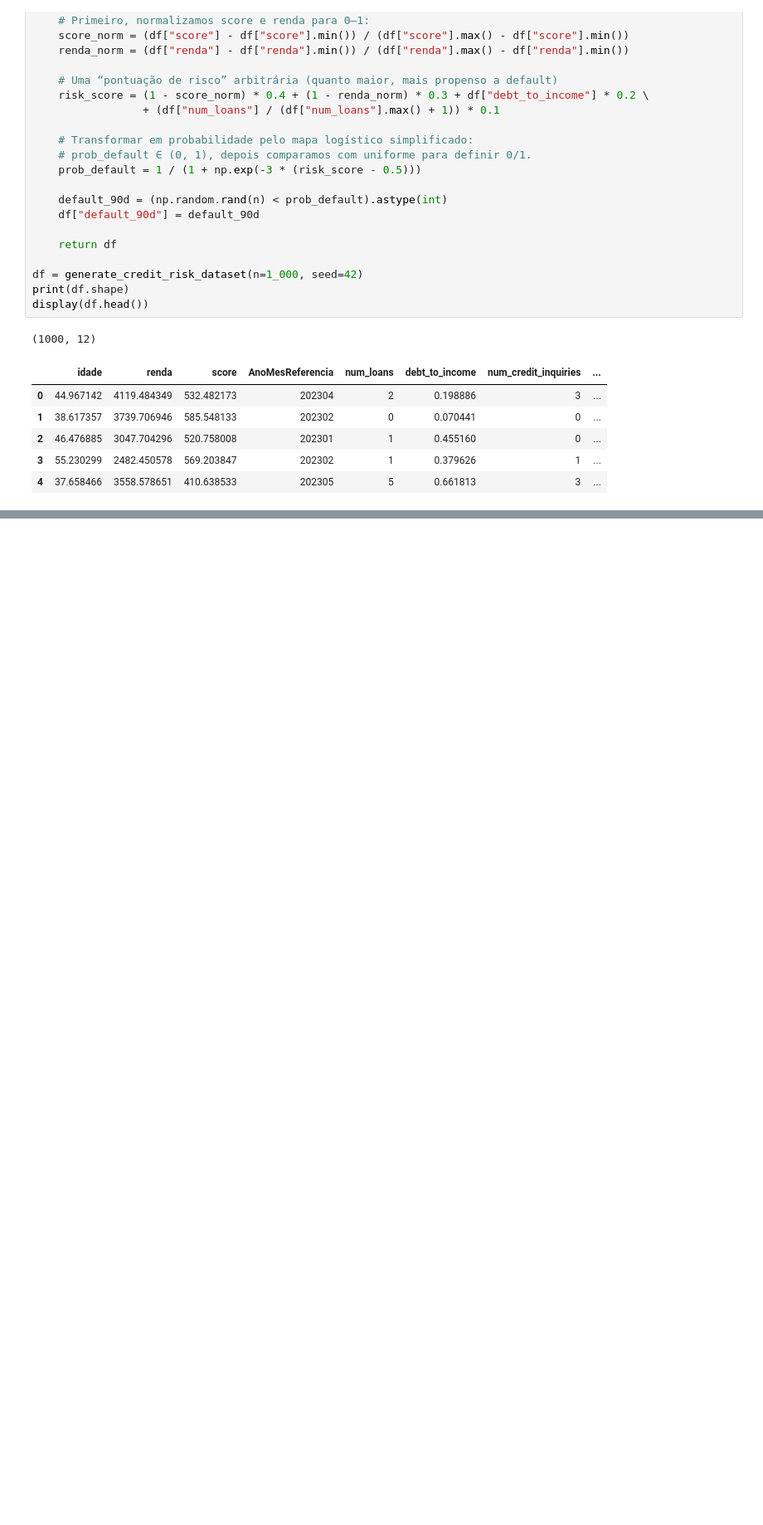
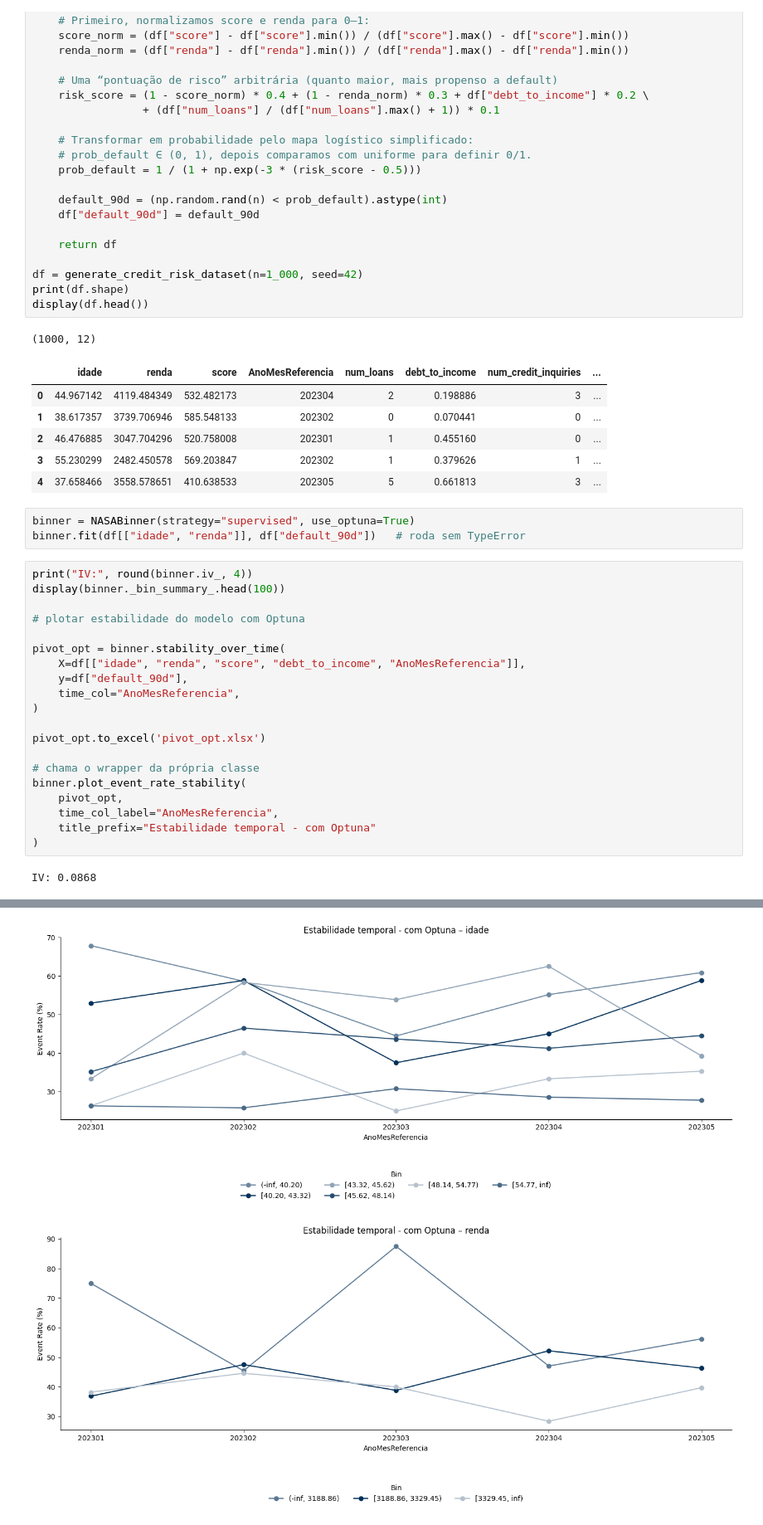
Before and after one commit to joaaomaia/NASABinning, a Jupyter notebook: notebooks/04_test_fit_with_optuna.ipynb, the cells around one changed output, grey strips where cells are left out. Shown at 83% size. Saved outputs shown, nothing was run; the diff lists cells and outputs as text; blank space fills up the shorter version.

```diff
--- a/notebooks/04_test_fit_with_optuna.ipynb
+++ b/notebooks/04_test_fit_with_optuna.ipynb
@@ -172,3 +170,28 @@ display(df.head())
 | 2 | 46.476885 | 3047.704296 | 520.758008 | 202301 | 1 | 0.455160 | 0 | ... |
 | 3 | 55.230299 | 2482.450578 | 569.203847 | 202302 | 1 | 0.379626 | 1 | ... |
 | 4 | 37.658466 | 3558.578651 | 410.638533 | 202305 | 5 | 0.661813 | 3 | ... |
+# %%
+binner = NASABinner(strategy="supervised", use_optuna=True)
+binner.fit(df[["idade", "renda"]], df["default_90d"])   # roda sem TypeError
+# %%
+print("IV:", round(binner.iv_, 4))
+display(binner._bin_summary_.head(100))
+
+# plotar estabilidade do modelo com Optuna
+
+pivot_opt = binner.stability_over_time(
+    X=df[["idade", "renda", "score", "debt_to_income", "AnoMesReferencia"]],
+    y=df["default_90d"],
+    time_col="AnoMesReferencia",
+)
+
+pivot_opt.to_excel('pivot_opt.xlsx')
+
+# chama o wrapper da própria classe
+binner.plot_event_rate_stability(
+    pivot_opt,
+    time_col_label="AnoMesReferencia",
+    title_prefix="Estabilidade temporal - com Optuna"
+)
+# %% [output]
+IV: 0.0868
@@ -175,3 +214,5 @@ display(df.head())
+[figure, added]
+[figure, added]
 # %%
 # usar NASABinner sem Optuna
 binner = NASABinner(
```
Also changed, not shown: parts of 7 cells of this notebook, 3 other files.
